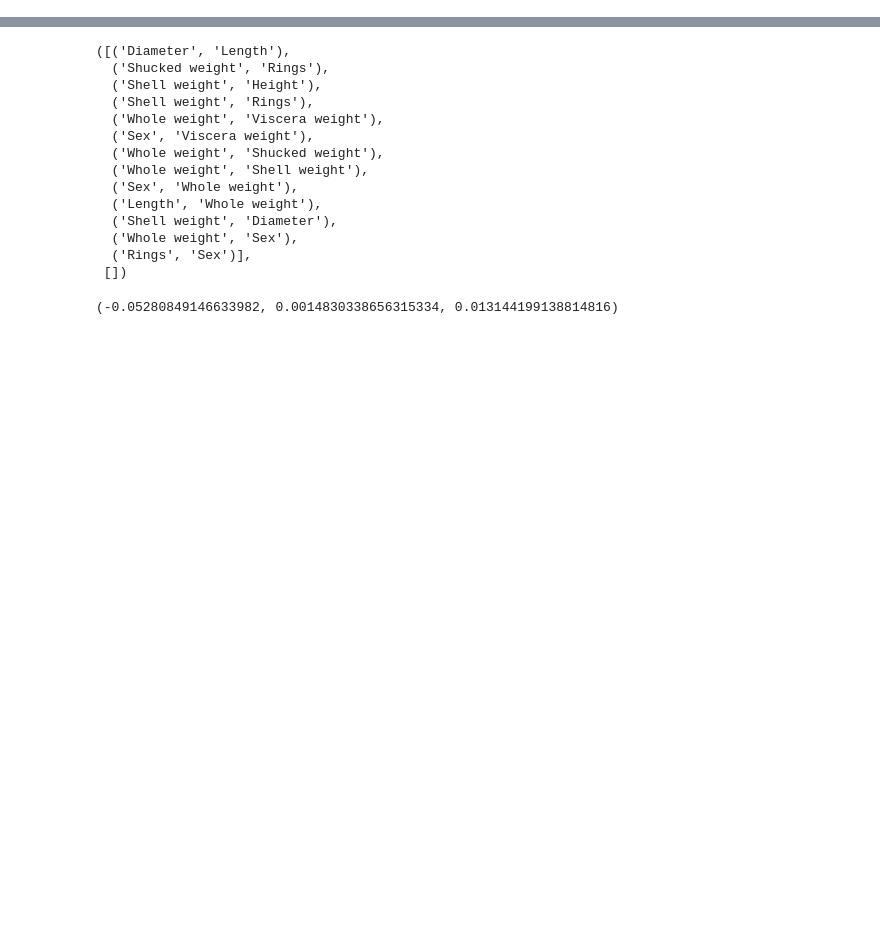
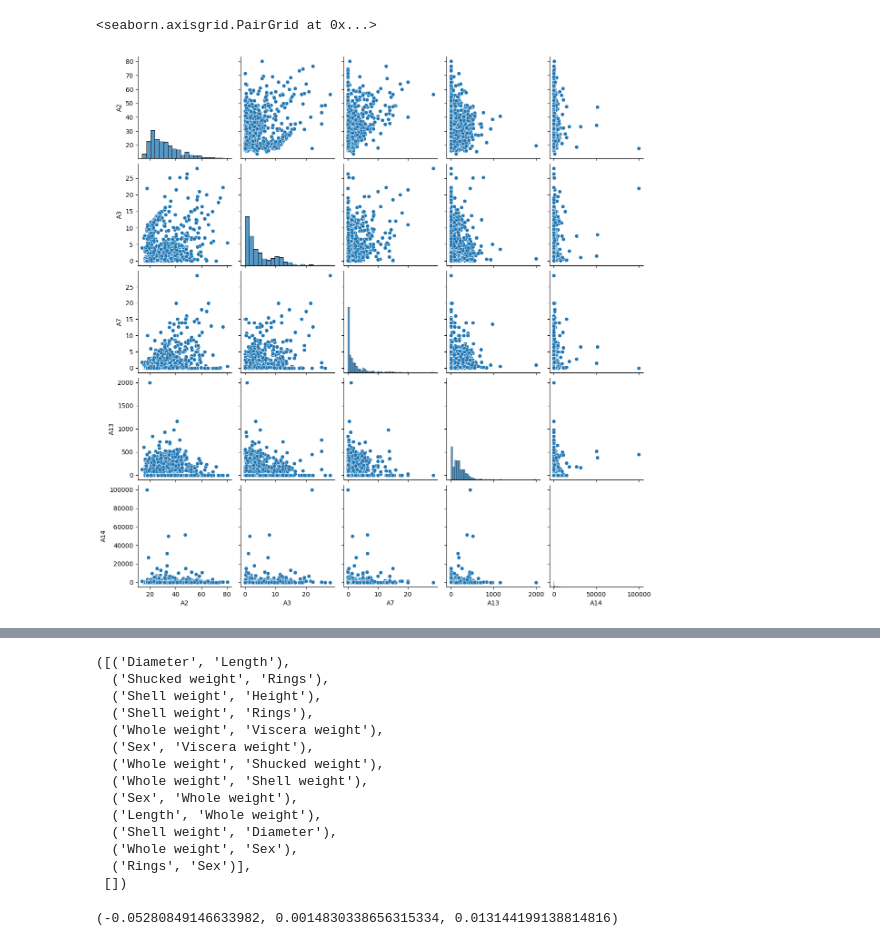
Before and after one commit to KeevinPR/pybnesian_ainguraiiot, a Jupyter notebook: interactive_learning/ms/test.ipynb, the cells around one changed output, grey strips where cells are left out. Saved outputs shown, nothing was run; the diff lists cells and outputs as text; code cells hidden in the pictures; blank space fills up the shorter version.

```diff
--- a/interactive_learning/ms/test.ipynb
+++ b/interactive_learning/ms/test.ipynb
@@ -3,0 +8,5 @@ import numpy as np
+# %%
+sns.pairplot(df[['A2', 'A3', 'A7', 'A13', 'A14']])
+# %% [output]
+<seaborn.axisgrid.PairGrid at 0x...>
+[figure, added]
```
Also changed, not shown: parts of 11 cells of this notebook, 6 other files.
